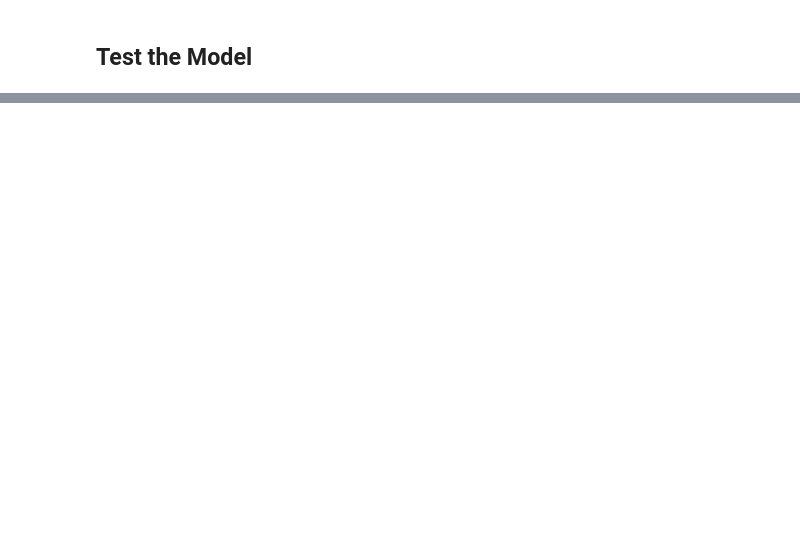
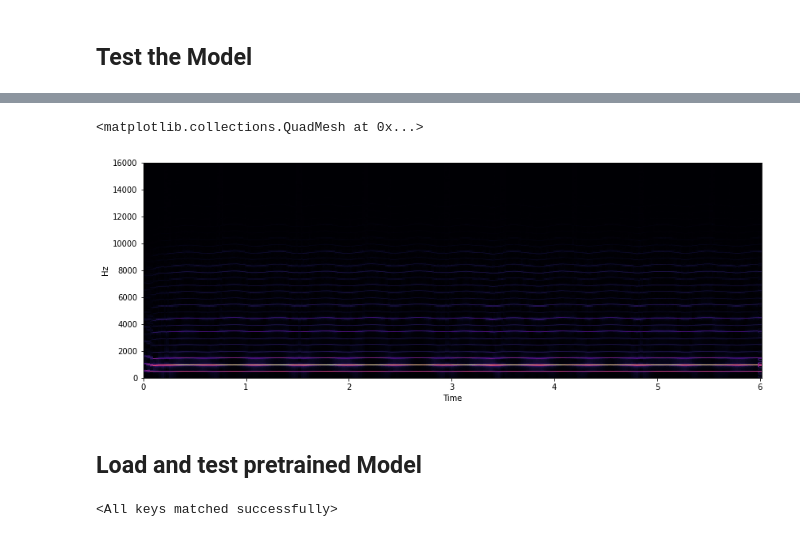
Before and after one commit to ML-Modular-Team/ML_modular_synth, a Jupyter notebook: DDSP/DDSP_colab.ipynb, the cells around one changed output, grey strips where cells are left out. Cells and saved outputs as stored; diff of their text form; code cells hidden in the pictures; blank space fills up the shorter version.

Commit message:
+ noise

```diff
--- a/DDSP/DDSP_colab.ipynb
+++ b/DDSP/DDSP_colab.ipynb
@@ -204,27 +209,5 @@ display.specshow(Xdb, sr=ex_sr[0].numpy(), x_axis='time', y_axis='hz')
 # %% [markdown]
 ## Building the Network
-# %%
-def harmonic_synth(f0, total_amp, harm_amps, samplerate):
-
-    # Init parameters
-    batch_size, n_samples, n_harmonics = np.shape(harm_amps)
-
-    # Create the harmonic frequencies envelopes
-    ratio_harms = torch.linspace(1.0, float(n_harmonics), n_harmonics)
-    freqs = f0[:, :, np.newaxis] * ratio_harms.to(f0) # [batch_size, n_samples, n_harmonics]
-    freqs = torch.where(freqs > (samplerate/2), torch.zeros_like(freqs), freqs)
-
-    # Compute instant phases
-    omegas = 2 * math.pi * freqs / float(samplerate)
-    phases = torch.cumsum(omegas, axis=1)
-
-    # Compute data from phases
-    data = harm_amps * torch.sin(phases) # [batch_size, n_samples, n_harmonics]
-
-    # Synthesize audio data with the contribution of every harmonic
-    audio = total_amp * torch.sum(data, 2) # [batch_size, n_samples]
-
-    return audio
 # %%
 # Define MLP module
 class MLP(nn.Module):
@@ -254,10 +237,11 @@ class DDSP(nn.Module):
         self.MLP_f0 = MLP(1, hidden_size, n_layers)
         self.MLP_loudness = MLP(1, hidden_size, n_layers)
         self.GRU = nn.GRU(2 * hidden_size, hidden_size, batch_first=True)
+        #self.no_GRU = nn.Linear(2 * hidden_size, hidden_size)
         self.MLP_out = MLP(hidden_size + 2, hidden_size, n_layers)
 
         self.harm_linear = nn.Linear(hidden_size, n_harmonics + 1)
-        #self.noise_linear = nn.Linear(hidden_size, n_bands)
+        self.noise_linear = nn.Linear(hidden_size, n_bands)
 
     def forward(self, f0, loudness):
 
@@ -265,11 +249,12 @@ class DDSP(nn.Module):
         x2 = self.MLP_loudness(loudness)
         x = torch.cat([x1, x2], -1)
         x = self.GRU(x)[0]
+        #x = self.no_GRU(x)
         x = torch.cat([x, f0, loudness], -1)
         x = self.MLP_out(x)
 
-        harm_param = 2 * torch.sigmoid(self.harm_linear(x))**(math.log(10)) + 1e-7 # additive synth parameters
-        #noise_param = 2 * torch.sigmoid(self.noise_linear(x))**(math.log(10)) + 1e-7 # filtered noise synth parameters
+        harm_param = scale_function(self.harm_linear(x)) # additive synth parameters
+        noise_param = scale_function(self.noise_linear(x) - 5) # filtered noise synth parameters
 
         # Resampling to get audio of the same size
         harm_param = resample(harm_param, self.block_size.item())
@@ -282,12 +267,10 @@ class DDSP(nn.Module):
 
         # Synthesize signal with harmonic additive synthesizer and filtered noise
         audio_harmonic = harmonic_synth(f0_resampled, total_amp, harm_amps, self.sampling_rate)
-        #audio_noise = filtered_noise(noise_param, self.samplerate)
+        audio_noise = filtered_noise(noise_param, self.block_size)
 
         # Combine both signals to get final signal
-        #audio = audio_harmonic + audio_noise
-        audio = audio_harmonic
-        #audio /= np.abs(audio.cpu().detach().numpy()).max() # normalize audio
+        audio = audio_harmonic + audio_noise
 
         return audio
 # %% [markdown]
@@ -298,9 +281,9 @@ sampling_rate = 16000
 block_size = 64
 hidden_size = 512
 n_harmonics = 50
-n_bands = 20
+n_bands = 48
 n_layers = 3
-n_epochs = 20
+n_epochs = 100
 log_interval = 1
 learning_rate = 0.001
 alpha = 1.0
@@ -461,0 +439,10 @@ display.specshow(Y[0,...].cpu().detach().numpy(), sr=16000, x_axis='time', y_axi
+# %%
+# Compute spectrogram from synthesized audio
+X = abs(torch.stft(x, 512, return_complex = True))
+plt.figure(figsize=(14, 5))
+display.specshow(X[0,...].cpu().detach().numpy(), sr=16000*2, x_axis='time', y_axis='hz')
+# %% [output]
+<matplotlib.collections.QuadMesh at 0x...>
+[figure, added]
+# %% [markdown]
+## Load and test pretrained Model
@@ -461,0 +460,6 @@ display.specshow(Y[0,...].cpu().detach().numpy(), sr=16000, x_axis='time', y_axi
+# %%
+# Init model parameters
+checkpoint = torch.load('./results/model_gru_noise.pth', map_location=device)
+network.load_state_dict(checkpoint)
+# %% [output]
+<All keys matched successfully>
```
Also changed, not shown: parts of 20 cells of this notebook, 7 other files.
